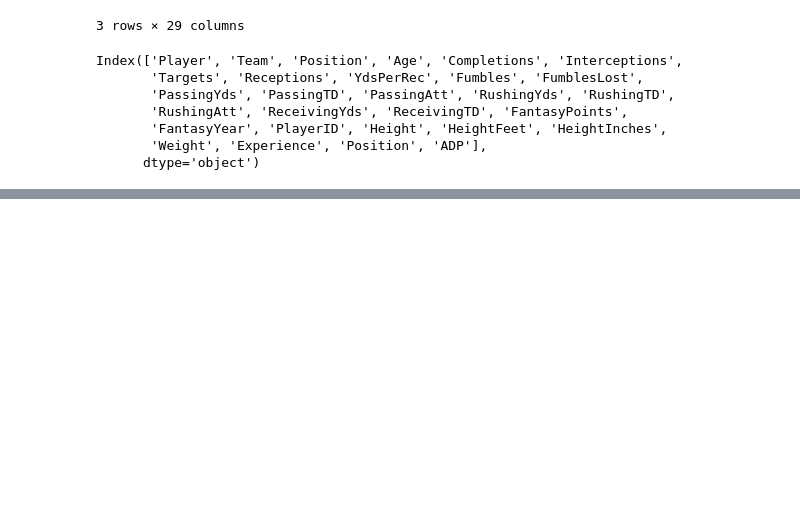
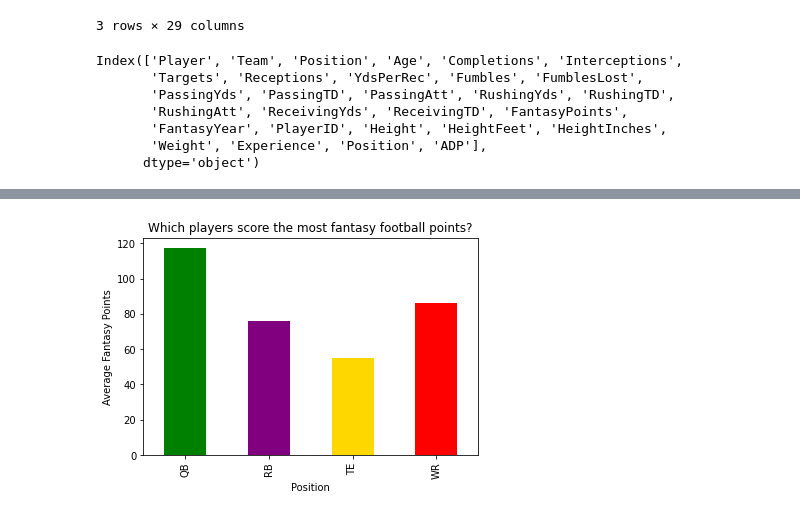
Before and after one commit to tiffanyharris711/pandasy-football, a Jupyter notebook: data.ipynb, the cells around one changed output, grey strips where cells are left out. Saved outputs shown, nothing was run; the diff lists cells and outputs as text; code cells hidden in the pictures; blank space fills up the shorter version.

```diff
--- a/data.ipynb
+++ b/data.ipynb
@@ -82,0 +244,7 @@ Index(['Player', 'Team', 'Position', 'Age', 'Completions', 'Interceptions',
+# %%
+positionPoints_df.plot(kind="bar", color=["green", "purple", "gold", "red"])
+plt.title("Which players score the most fantasy football points?")
+plt.ylabel("Average Fantasy Points")
+plt.show()
+# %% [output]
+[figure, added]
```
Also changed, not shown: parts of 33 cells of this notebook.
